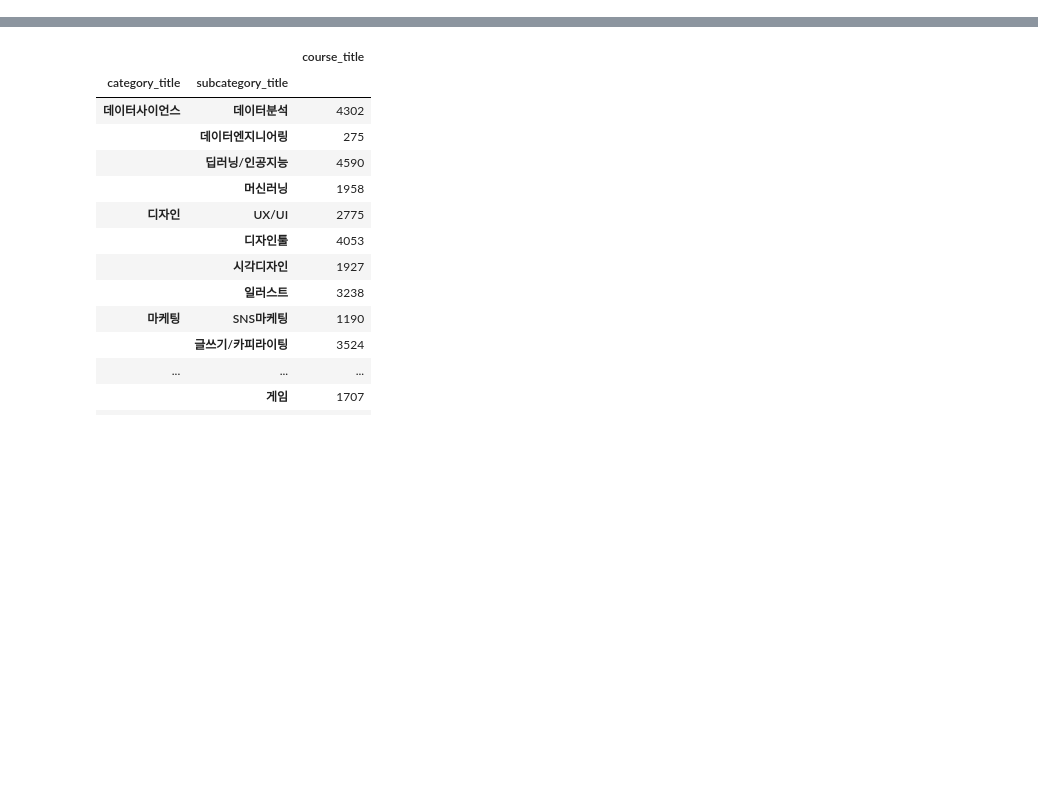
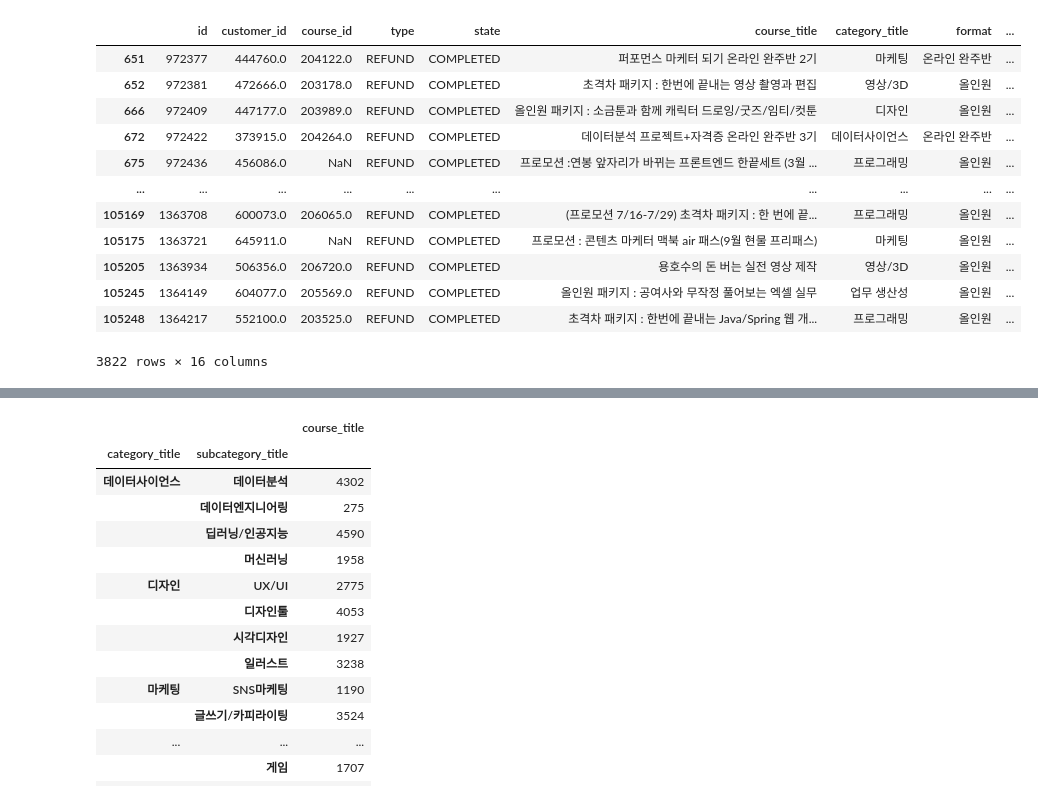
Before and after one commit to yd-online3/fc_miniproject, a Jupyter notebook: fc_mini_sejin.ipynb, the cells around one changed output, grey strips where cells are left out. Saved outputs shown, nothing was run; the diff lists cells and outputs as text; code cells hidden in the pictures; blank space fills up the shorter version.

```diff
--- a/fc_mini_sejin.ipynb
+++ b/fc_mini_sejin.ipynb
@@ -89,0 +396,18 @@ Name: method, dtype: int64
+# %%
+# type==REFUND, state==COMPLETED 값 갖는 DataFrame
+con = (data.type=='REFUND')&(data.state=='COMPLETED')
+data[con]
+# %% [output]
+|  | id | customer_id | course_id | type | state | course_title | category_title | format | ... |
+| 651 | 972377 | 444760.0 | 204122.0 | REFUND | COMPLETED | 퍼포먼스 마케터 되기 온라인 완주반 2기 | 마케팅 | 온라인 완주반 | ... |
+| 652 | 972381 | 472666.0 | 203178.0 | REFUND | COMPLETED | 초격차 패키지 : 한번에 끝내는 영상 촬영과 편집 | 영상/3D | 올인원 | ... |
+| 666 | 972409 | 447177.0 | 203989.0 | REFUND | COMPLETED | 올인원 패키지 : 소금툰과 함께 캐릭터 드로잉/굿즈/임티/컷툰 | 디자인 | 올인원 | ... |
+| 672 | 972422 | 373915.0 | 204264.0 | REFUND | COMPLETED | 데이터분석 프로젝트+자격증 온라인 완주반 3기 | 데이터사이언스 | 온라인 완주반 | ... |
+| 675 | 972436 | 456086.0 | NaN | REFUND | COMPLETED | 프로모션 :연봉 앞자리가 바뀌는 프론트엔드 한끝세트 (3월 ... | 프로그래밍 | 올인원 | ... |
+| ... | ... | ... | ... | ... | ... | ... | ... | ... | ... |
+| 105169 | 1363708 | 600073.0 | 206065.0 | REFUND | COMPLETED | (프로모션 7/16-7/29) 초격차 패키지 : 한 번에 끝... | 프로그래밍 | 올인원 | ... |
+| 105175 | 1363721 | 645911.0 | NaN | REFUND | COMPLETED | 프로모션 : 콘텐츠 마케터 맥북 air 패스(9월 현물 프리패스) | 마케팅 | 올인원 | ... |
+| 105205 | 1363934 | 506356.0 | 206720.0 | REFUND | COMPLETED | 용호수의 돈 버는 실전 영상 제작 | 영상/3D | 올인원 | ... |
+| 105245 | 1364149 | 604077.0 | 205569.0 | REFUND | COMPLETED | 올인원 패키지 : 공여사와 무작정 풀어보는 엑셀 실무 | 업무 생산성 | 올인원 | ... |
+| 105248 | 1364217 | 552100.0 | 203525.0 | REFUND | COMPLETED | 초격차 패키지 : 한번에 끝내는 Java/Spring 웹 개... | 프로그래밍 | 올인원 | ... |
+3822 rows × 16 columns
```
Also changed, not shown: parts of 98 cells of this notebook, 1 other file.
